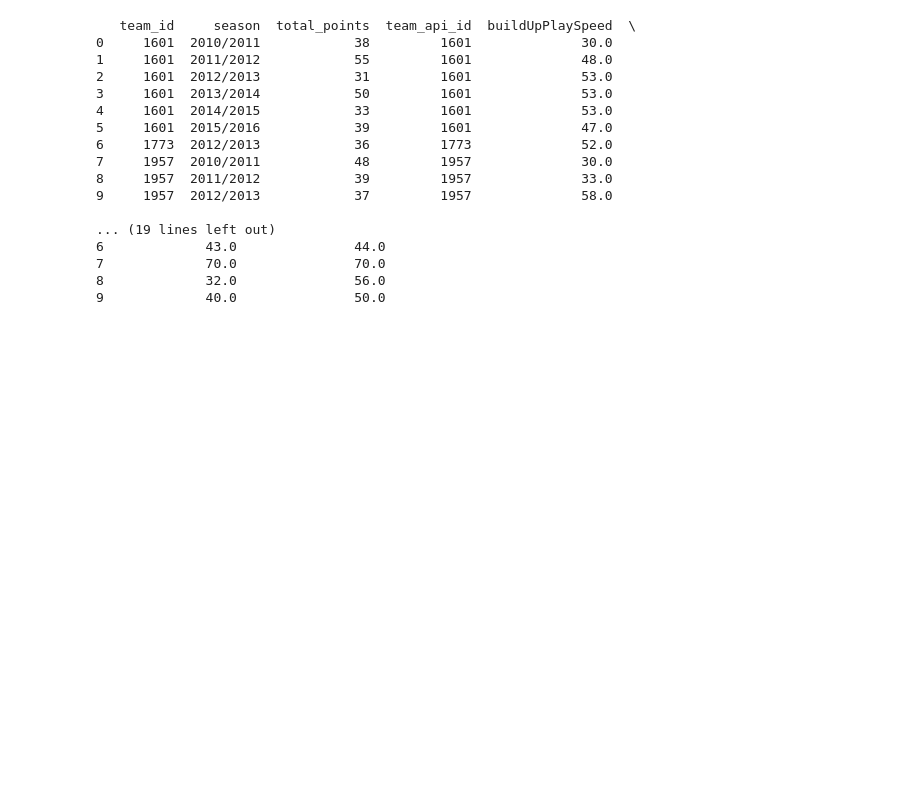
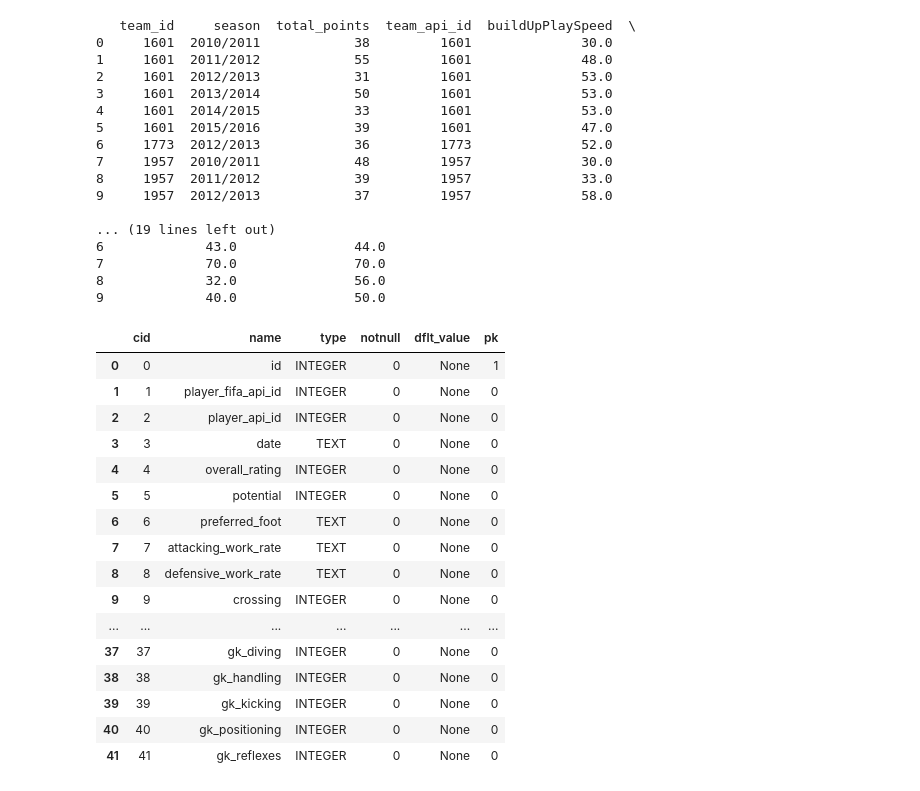
Before and after one commit to ShaliniBekaroe/Datalab_semester2_Groep1, a Jupyter notebook: notebook/data_mining.ipynb, the cells around one changed output. Saved outputs shown, nothing was run; the diff lists cells and outputs as text; code cells hidden in the pictures; blank space fills up the shorter version.

Commit message:
add:attributen van tabel player_attributes

```diff
--- a/notebook/data_mining.ipynb
+++ b/notebook/data_mining.ipynb
@@ -321,3 +321,25 @@ print(df_final.head(10))
 7             70.0               70.0
 8             32.0               56.0
 9             40.0               50.0
+# %%
+query = "PRAGMA table_info(player_Attributes);"
+df_info = pd.read_sql_query(query, conn)
+df_info
+# %% [output]
+|  | cid | name | type | notnull | dflt_value | pk |
+| 0 | 0 | id | INTEGER | 0 | None | 1 |
+| 1 | 1 | player_fifa_api_id | INTEGER | 0 | None | 0 |
+| 2 | 2 | player_api_id | INTEGER | 0 | None | 0 |
+| 3 | 3 | date | TEXT | 0 | None | 0 |
+| 4 | 4 | overall_rating | INTEGER | 0 | None | 0 |
+| 5 | 5 | potential | INTEGER | 0 | None | 0 |
+| 6 | 6 | preferred_foot | TEXT | 0 | None | 0 |
+| 7 | 7 | attacking_work_rate | TEXT | 0 | None | 0 |
+| 8 | 8 | defensive_work_rate | TEXT | 0 | None | 0 |
+| 9 | 9 | crossing | INTEGER | 0 | None | 0 |
+| ... | ... | ... | ... | ... | ... | ... |
+| 37 | 37 | gk_diving | INTEGER | 0 | None | 0 |
+| 38 | 38 | gk_handling | INTEGER | 0 | None | 0 |
+| 39 | 39 | gk_kicking | INTEGER | 0 | None | 0 |
+| 40 | 40 | gk_positioning | INTEGER | 0 | None | 0 |
+| 41 | 41 | gk_reflexes | INTEGER | 0 | None | 0 |
```
